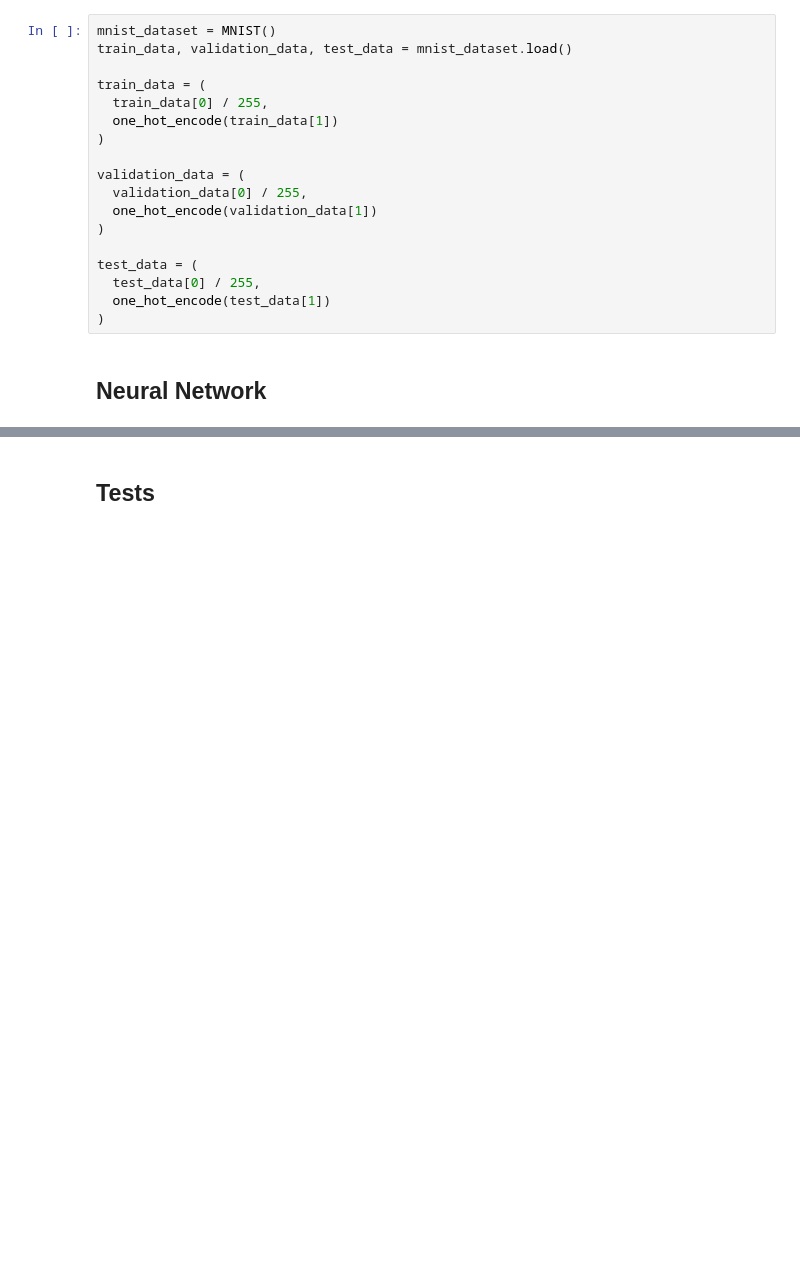
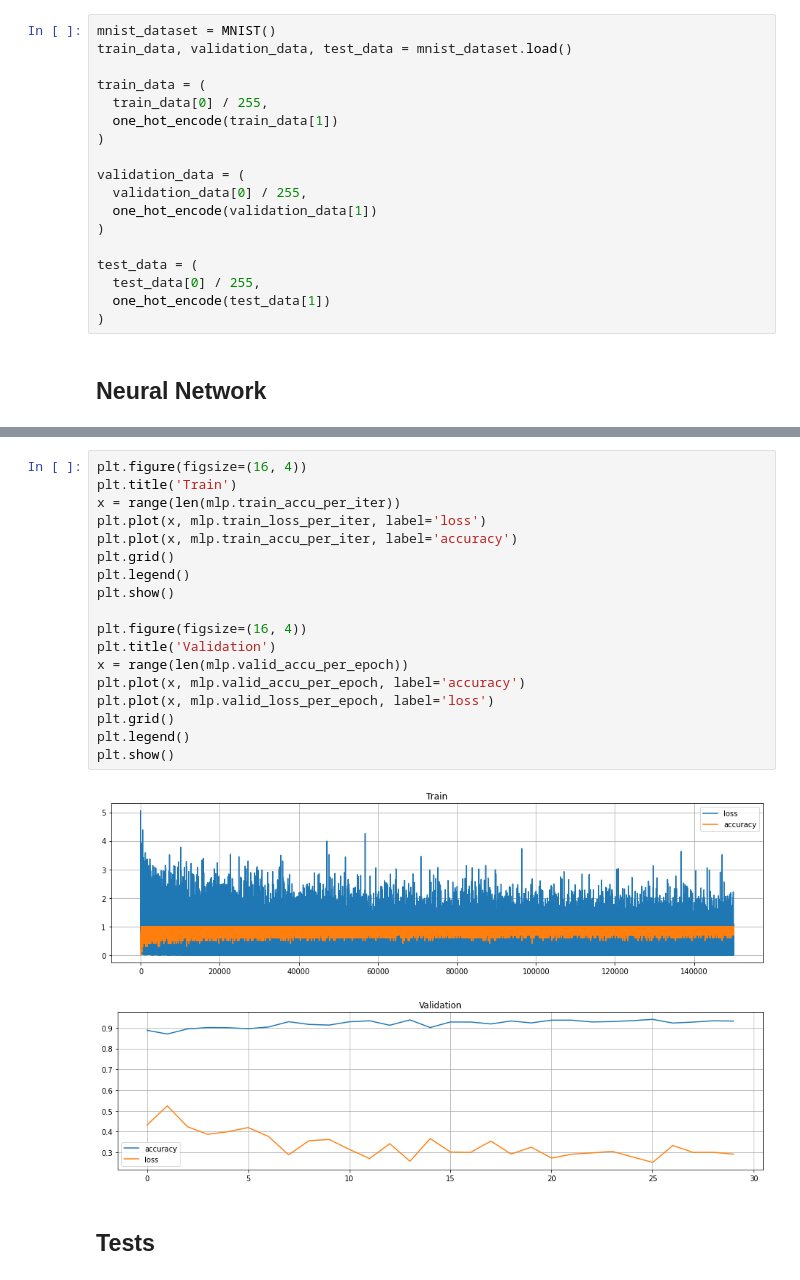
Before and after one commit to Joaomlg/neural-network-from-scratch, a Jupyter notebook: notebooks/Feedforward_MNIST.ipynb, the cells around one changed output, grey strips where cells are left out. Drawn from its saved outputs; the diff is of its cells as text; blank space fills up the shorter version.

Commit message:
Change train accu and loss from "to epoch" to "per iter"

```diff
--- a/notebooks/Feedforward_MNIST.ipynb
+++ b/notebooks/Feedforward_MNIST.ipynb
@@ -61,3 +60,24 @@ Epoch: 29/30    Train: 0.052 | 1.000    Valid: 0.262 | 0.937
+# %%
+plt.figure(figsize=(16, 4))
+plt.title('Train')
+x = range(len(mlp.train_accu_per_iter))
+plt.plot(x, mlp.train_loss_per_iter, label='loss')
+plt.plot(x, mlp.train_accu_per_iter, label='accuracy')
+plt.grid()
+plt.legend()
+plt.show()
+
+plt.figure(figsize=(16, 4))
+plt.title('Validation')
+x = range(len(mlp.valid_accu_per_epoch))
+plt.plot(x, mlp.valid_accu_per_epoch, label='accuracy')
+plt.plot(x, mlp.valid_loss_per_epoch, label='loss')
+plt.grid()
+plt.legend()
+plt.show()
+# %% [output]
+[figure, added]
+[figure, added]
 # %% [markdown]
 ## Tests
 # %%
```
Also changed, not shown: parts of 3 cells of this notebook, 1 other file.
